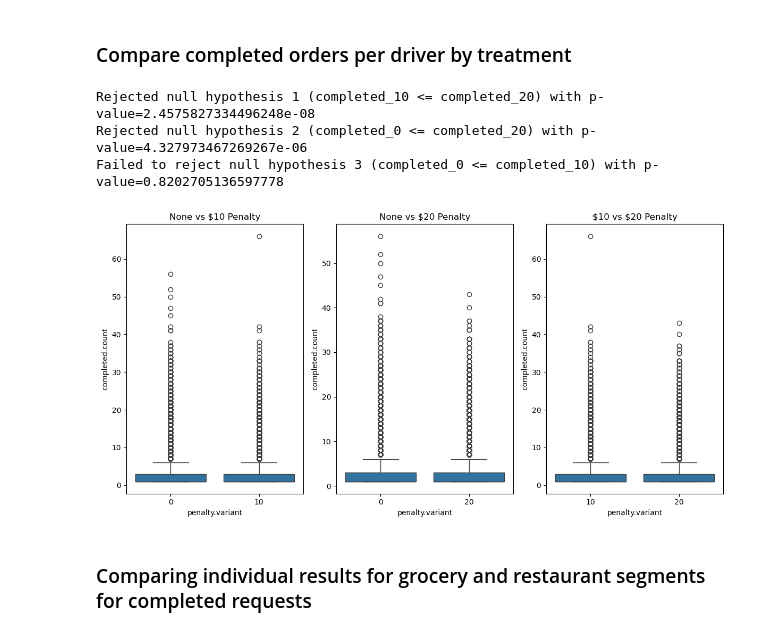
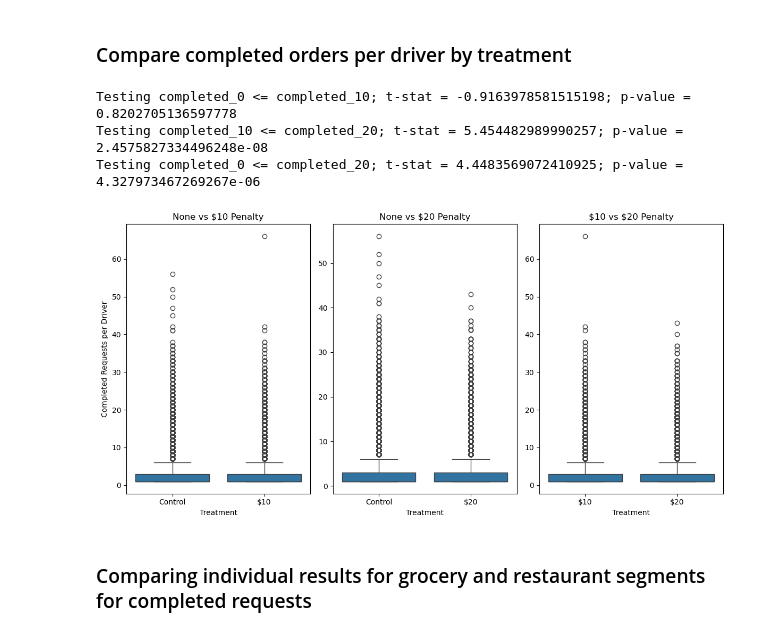
Before and after one commit to stefanind/5300-Project, a Jupyter notebook: elling_driver_penalty_exploration.ipynb, the cells around one changed output. Cells and saved outputs as stored; diff of their text form; code cells hidden in the pictures.

```diff
--- a/elling_driver_penalty_exploration.ipynb
+++ b/elling_driver_penalty_exploration.ipynb
@@ -384,54 +363,56 @@ cnts_0 = completed_by_driver[completed_by_driver['penalty.variant'] == 0]['order
 cnts_10 = completed_by_driver[completed_by_driver['penalty.variant'] == 10]['order.id'].to_numpy()
 cnts_20 = completed_by_driver[completed_by_driver['penalty.variant'] == 20]['order.id'].to_numpy()
 # %%
-# first use a regular multiple t-test to compare each treatment pair correcting FDR with Benjamini-Hochberg procedure
+# first use a regular multiple t-test to compare each treatment pair
 # Does each increase in penalty decrease the orders per driver?
-FDR = 0.05 # acceptable false discovery rate
 p_vals = np.array([np.nan, np.nan, np.nan])
+t_stats = np.array([np.nan, np.nan, np.nan])
 test_names = np.array(['completed_0 <= completed_10', 'completed_10 <= completed_20', 'completed_0 <= completed_20'])
 test_pairs = ((cnts_0, cnts_10), (cnts_10, cnts_20), (cnts_0, cnts_20))
 
 for i, (low_pen_cnts, high_pen_cnts) in enumerate(test_pairs):
-    p_vals[i] = stats.ttest_ind(low_pen_cnts, high_pen_cnts, equal_var=False, alternative='greater').pvalue
-
-sort_index = np.argsort(p_vals)
-p_vals = p_vals[sort_index]
-test_names = test_names[sort_index]
-cutoff_index = max([j for j in range(len(test_pairs)) if p_vals[j] < (j/len(test_pairs))*FDR] + [-1]) # cutoff will be -1 if no tests are significant
-
-for i, test_name in enumerate(test_names):
-    if i <= cutoff_index:
-        print(f'Rejected null hypothesis {i+1} ({test_name}) with p-value={p_vals[i]}')
-    else:
-        print(f'Failed to reject null hypothesis {i+1} ({test_name}) with p-value={p_vals[i]}')
+    t_stats[i], p_vals[i] = stats.ttest_ind(low_pen_cnts, high_pen_cnts, equal_var=False, alternative='greater')
+    print(f'Testing {test_names[i]}; t-stat = {t_stats[i]}; p-value = {p_vals[i]}')
 # %% [output]
-Rejected null hypothesis 1 (completed_10 <= completed_20) with p-value=2.4575827334496248e-08
-Rejected null hypothesis 2 (completed_0 <= completed_20) with p-value=4.327973467269267e-06
-Failed to reject null hypothesis 3 (completed_0 <= completed_10) with p-value=0.8202705136597778
+Testing completed_0 <= completed_10; t-stat = -0.9163978581515198; p-value = 0.8202705136597778
+Testing completed_10 <= completed_20; t-stat = 5.454482989990257; p-value = 2.4575827334496248e-08
+Testing completed_0 <= completed_20; t-stat = 4.4483569072410925; p-value = 4.327973467269267e-06
 # %%
 import seaborn as sns
 
 df = completed_by_driver.rename(columns={'order.id':'completed.count'})
 
 # Create side-by-side box plots for each pair of treatment groups
 plt.figure(figsize=(12, 6))
 
 plt.subplot(1, 3, 1)
 sns.boxplot(x='penalty.variant', y='completed.count', data=df[df['penalty.variant'].isin([0, 10])])
 plt.title('None vs $10 Penalty')
+plt.xlabel('Treatment')
+plt.gca().set_xticks(plt.gca().get_xticks())
+plt.gca().set_xticklabels(['Control', '$10'])
+plt.ylabel('Completed Requests per Driver')
 
 plt.subplot(1, 3, 2)
 sns.boxplot(x='penalty.variant', y='completed.count', data=df[df['penalty.variant'].isin([0, 20])])
 plt.title('None vs $20 Penalty')
+plt.xlabel('Treatment')
+plt.gca().set_xticks(plt.gca().get_xticks())
+plt.gca().set_xticklabels(['Control', '$20'])
+plt.ylabel('')
 
 plt.subplot(1, 3, 3)
 sns.boxplot(x='penalty.variant', y='completed.count', data=df[df['penalty.variant'].isin([10, 20])])
 plt.title('\\$10 vs \\$20 Penalty')
+plt.xlabel('Treatment')
+plt.gca().set_xticks(plt.gca().get_xticks())
+plt.gca().set_xticklabels(['$10', '$20'])
+plt.ylabel('')
 
 plt.tight_layout()
 plt.show()
 # %% [output]
-[figure, old version]
+[figure, new version]
 # %% [markdown]
 ### Comparing individual results for grocery and restaurant segments for completed requests
 # %%
```
Also changed, not shown: parts of 10 cells of this notebook.
